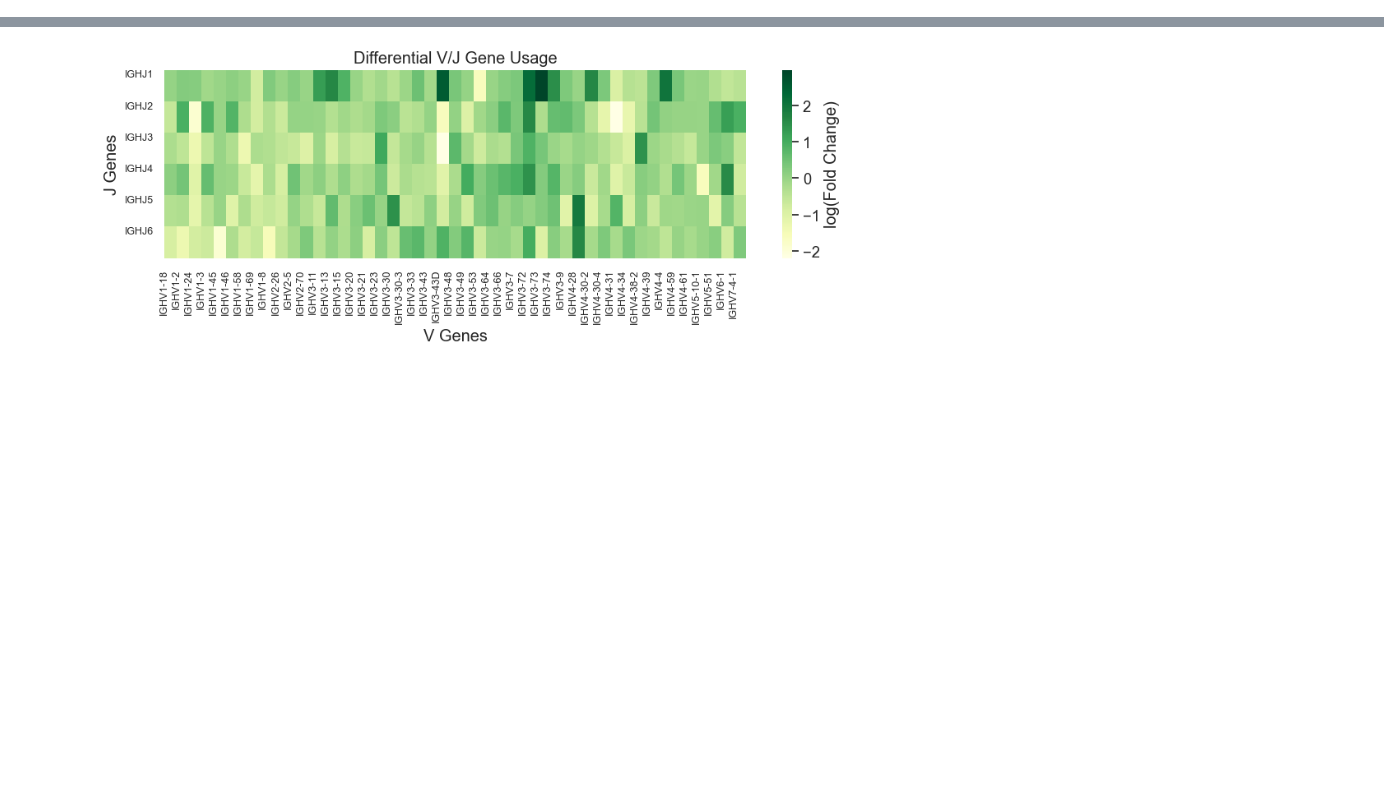
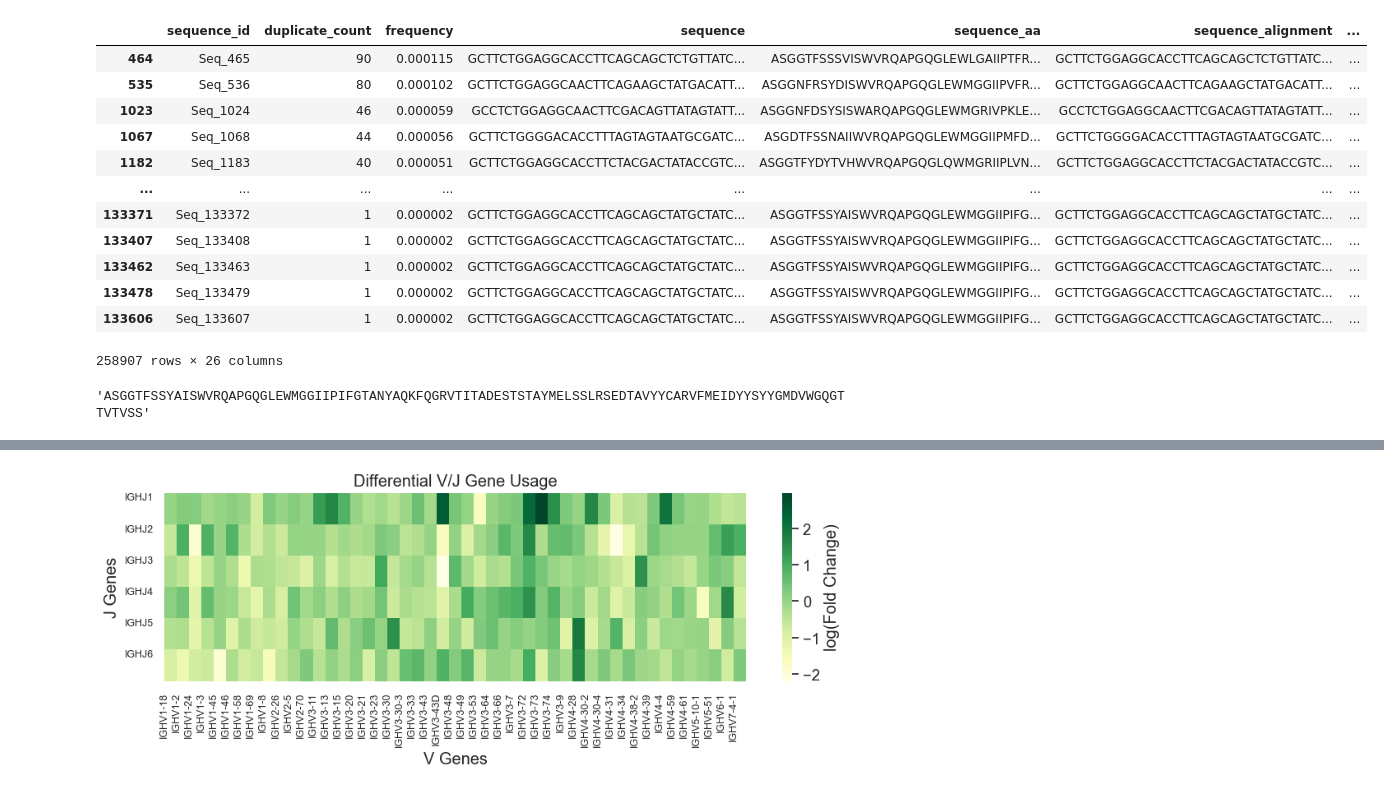
Before and after one commit to DaeheonKwon/Grad_proj, a Jupyter notebook: playground.ipynb, the cells around one changed output, grey strips where cells are left out. Cells and saved outputs as stored; diff of their text form; code cells hidden in the pictures; blank space fills up the shorter version.

```diff
--- a/playground.ipynb
+++ b/playground.ipynb
@@ -23,22 +26,23 @@ import plotly.io as pio
 # %%
-path = '../Data/new_sjogren_file/'
-patient_data = defaultdict(pd.DataFrame)
-for file in os.listdir(path):
-    df = preprocessing(pd.read_csv(os.path.join(path, file), sep='\t'))
-    v, j, c = df.get_mature_usage()
-    v1, j1, c1 = df.get_naive_usage()
-    mature_data = j / j.sum()
-    naive_data = j1 / j1.sum()
-    # Combine the data into a single DataFrame
-    df = pd.DataFrame({'Naive Repertoire': naive_data, 'Mature Repertoire': mature_data})
-    patient_data[file.split('_')[0]] = df
+def concat_usage(path):
+    data = defaultdict(pd.DataFrame)
+    for file in os.listdir(path):
+        df = preprocessing(pd.read_csv(os.path.join(path, file), sep='\t'))
+        v, _, _ = df.get_mature_usage()
+        v1, _, _ = df.get_naive_usage()
+        mature_data = v.div(v.sum())
+        naive_data = v1.div(v1.sum())
+        # Combine the data into a single DataFrame
+        df = pd.DataFrame({'Naive Repertoire': naive_data, 'Mature Repertoire': mature_data})
+        data[file.split('_')[0]] = df
+    dataframes = []
+    for patient, repertoires in data.items():
+        dataframes.append(repertoires)
+    combined_df = pd.concat(dataframes)
+    return combined_df
 
-dataframes = []
-for patient, repertoires in patient_data.items():
-    dataframes.append(repertoires)
-
-combined_df = pd.concat(dataframes)
-
+concat_patients = concat_usage(sjogren_path)
+concat_healthy = concat_usage(healthy_path)
 # # Plot the data as a bar graph
 # ax = df.plot(kind='bar', figsize=(12, 6), rot=45, width=0.8)
 #
@@ -108,3 +193,34 @@ AttributeError: 'collections.defaultdict' object has no attribute 'index'
+# %%
+df_list = []
+
+for file in os.listdir(sjogren_path):
+    df = preprocessing(pd.read_csv(os.path.join(sjogren_path,file), sep='\t'))
+    df_list.append(df()[df()['v_call'] == 'IGHV1-69'])
+
+concat_df = pd.concat(df_list, axis=0)
+concat_df
+# %% [output]
+|  | sequence_id | duplicate_count | frequency | sequence | sequence_aa | sequence_alignment | ... |
+| 464 | Seq_465 | 90 | 0.000115 | GCTTCTGGAGGCACCTTCAGCAGCTCTGTTATC... | ASGGTFSSSVISWVRQAPGQGLEWLGAIIPTFR... | GCTTCTGGAGGCACCTTCAGCAGCTCTGTTATC... | ... |
+| 535 | Seq_536 | 80 | 0.000102 | GCTTCTGGAGGCAACTTCAGAAGCTATGACATT... | ASGGNFRSYDISWVRQAPGQGLEWMGGIIPVFR... | GCTTCTGGAGGCAACTTCAGAAGCTATGACATT... | ... |
+| 1023 | Seq_1024 | 46 | 0.000059 | GCCTCTGGAGGCAACTTCGACAGTTATAGTATT... | ASGGNFDSYSISWARQAPGQGLEWMGRIVPKLE... | GCCTCTGGAGGCAACTTCGACAGTTATAGTATT... | ... |
+| 1067 | Seq_1068 | 44 | 0.000056 | GCTTCTGGGGACACCTTTAGTAGTAATGCGATC... | ASGDTFSSNAIIWVRQAPGQGLEWMGGIIPMFD... | GCTTCTGGGGACACCTTTAGTAGTAATGCGATC... | ... |
+| 1182 | Seq_1183 | 40 | 0.000051 | GCTTCTGGAGGCACCTTCTACGACTATACCGTC... | ASGGTFYDYTVHWVRQAPGQGLQWMGRIIPLVN... | GCTTCTGGAGGCACCTTCTACGACTATACCGTC... | ... |
+| ... | ... | ... | ... | ... | ... | ... | ... |
+| 133371 | Seq_133372 | 1 | 0.000002 | GCTTCTGGAGGCACCTTCAGCAGCTATGCTATC... | ASGGTFSSYAISWVRQAPGQGLEWMGGIIPIFG... | GCTTCTGGAGGCACCTTCAGCAGCTATGCTATC... | ... |
+| 133407 | Seq_133408 | 1 | 0.000002 | GCTTCTGGAGGCACCTTCAGCAGCTATGCTATC... | ASGGTFSSYAISWVRQAPGQGLEWMGGIIPIFG... | GCTTCTGGAGGCACCTTCAGCAGCTATGCTATC... | ... |
+| 133462 | Seq_133463 | 1 | 0.000002 | GCTTCTGGAGGCACCTTCAGCAGCTATGCTATC... | ASGGTFSSYAISWVRQAPGQGLEWMGGIIPIFG... | GCTTCTGGAGGCACCTTCAGCAGCTATGCTATC... | ... |
+| 133478 | Seq_133479 | 1 | 0.000002 | GCTTCTGGAGGCACCTTCAGCAGCTATGCTATC... | ASGGTFSSYAISWVRQAPGQGLEWMGGIIPIFG... | GCTTCTGGAGGCACCTTCAGCAGCTATGCTATC... | ... |
+| 133606 | Seq_133607 | 1 | 0.000002 | GCTTCTGGAGGCACCTTCAGCAGCTATGCTATC... | ASGGTFSSYAISWVRQAPGQGLEWMGGIIPIFG... | GCTTCTGGAGGCACCTTCAGCAGCTATGCTATC... | ... |
+258907 rows × 26 columns
+# %%
+cl = cluster(df()[df()['v_call'] == 'IGHV1-69'])
+G = cl.create_graph()
+largest_subgraph = max(nx.connected_components(G), key=len)
+largest_subgraph = G.subgraph(largest_subgraph)
+df()[df()['sequence_id'] == max(largest_subgraph.degree, key=len)[0]]['sequence_aa'].iloc[0]
+# %% [output]
+'ASGGTFSSYAISWVRQAPGQGLEWMGGIIPIFGTANYAQKFQGRVTITADESTSTAYMELSSLRSEDTAVYYCARVFMEIDYYSYYGMDVWGQGTTVTVSS'
 # %%
 def vj_gene_usage(dataframe, index):
     j_counts = dataframe.groupby('v_call')['j_call'].apply(lambda x: (x.unique(), x.value_counts()))
```
Also changed, not shown: parts of 17 cells of this notebook, 4 other files.
